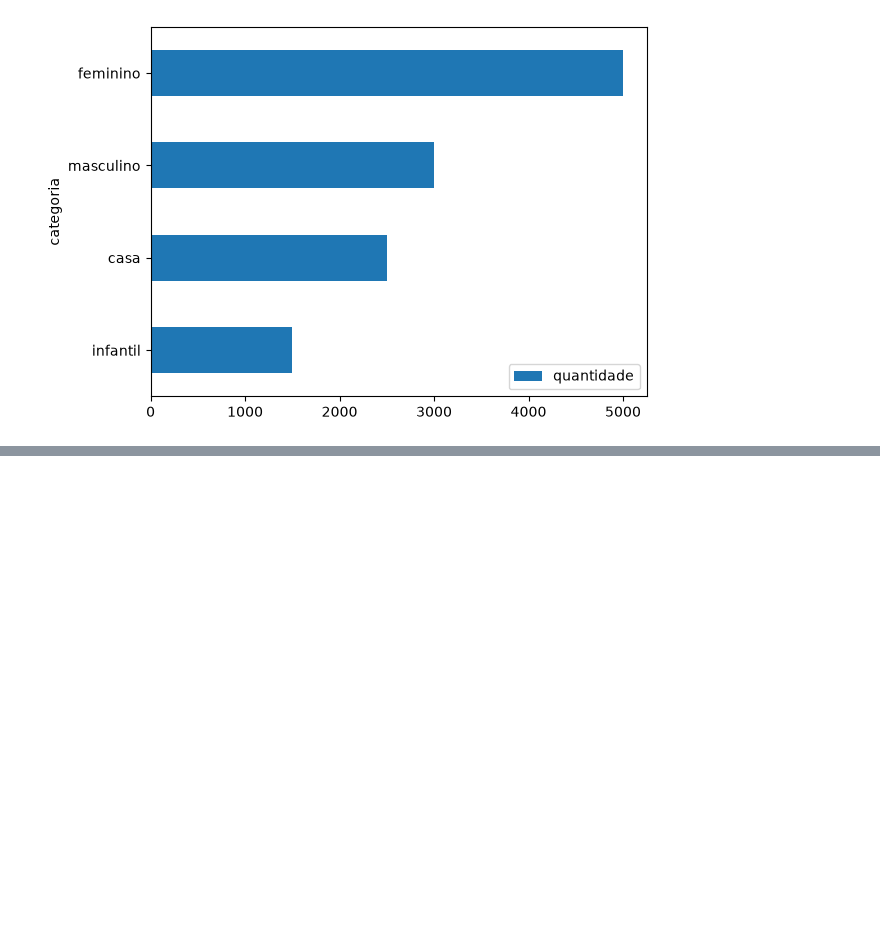
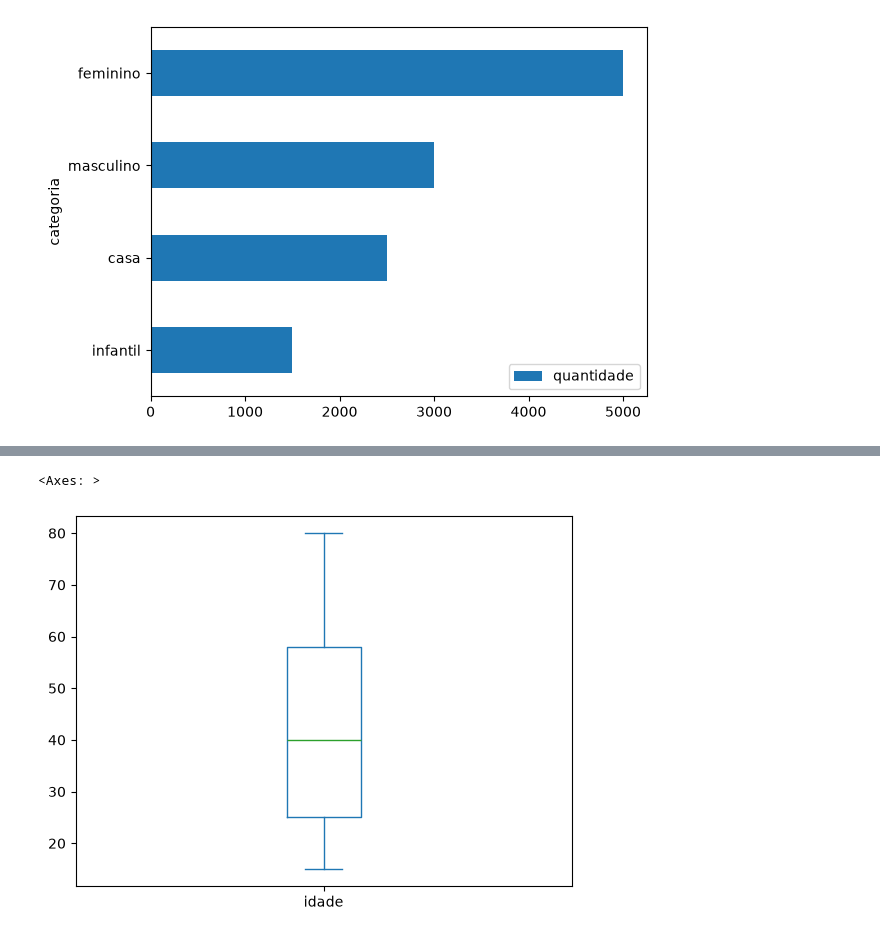
Before and after one commit to MatheusRPessoa/estat-stica-pandas, a Jupyter notebook: estatistica.ipynb, the cells around one changed output, grey strips where cells are left out. Drawn from its saved outputs; the diff is of its cells as text; code cells hidden in the pictures; blank space fills up the shorter version.

```diff
--- a/estatistica.ipynb
+++ b/estatistica.ipynb
@@ -178,0 +185,6 @@ df_vendas.sort_values('quantidade').plot.barh(x='categoria', y='quantidade')
+# %%
+# Gráfico de BoxPlot (Diagrama de Caixa) - Idade
+df_metrics.idade.plot.box()
+# %% [output]
+<Axes: >
+[figure, added]
```
Also changed, not shown: parts of 7 cells of this notebook.
